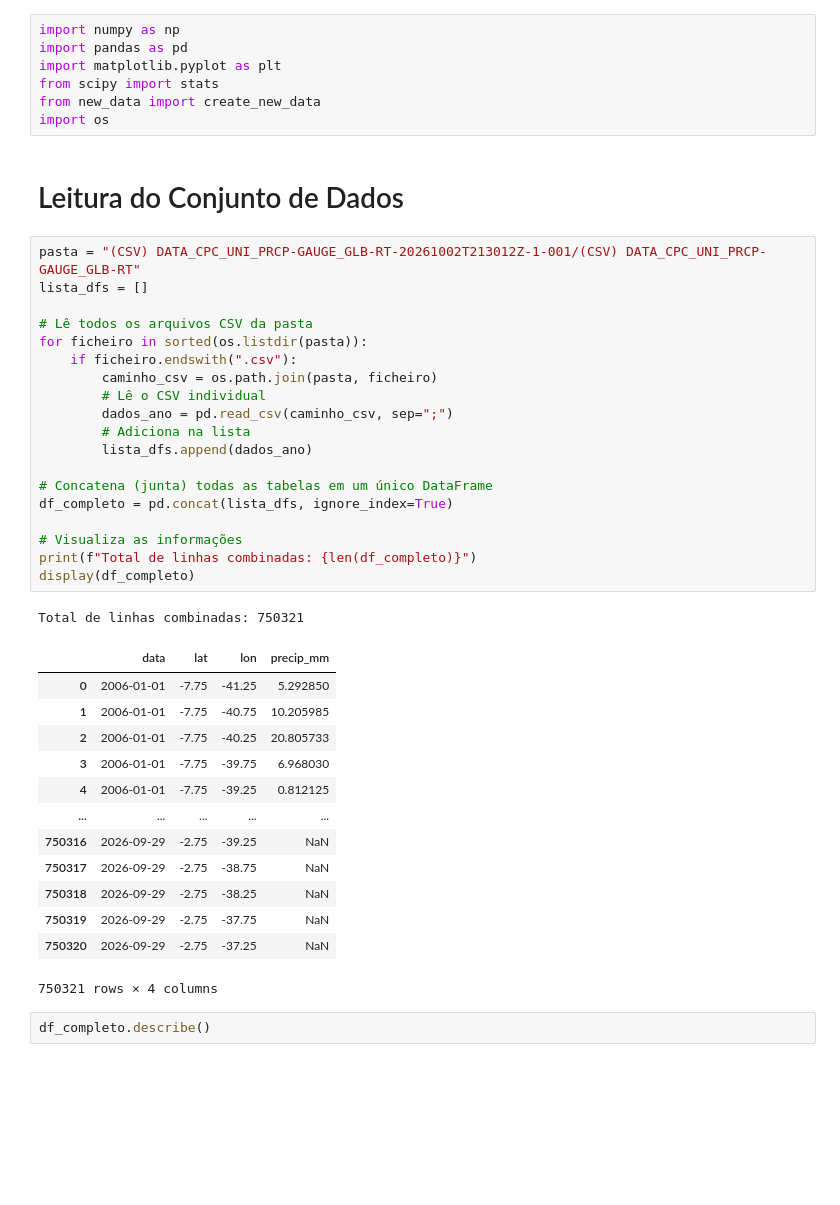
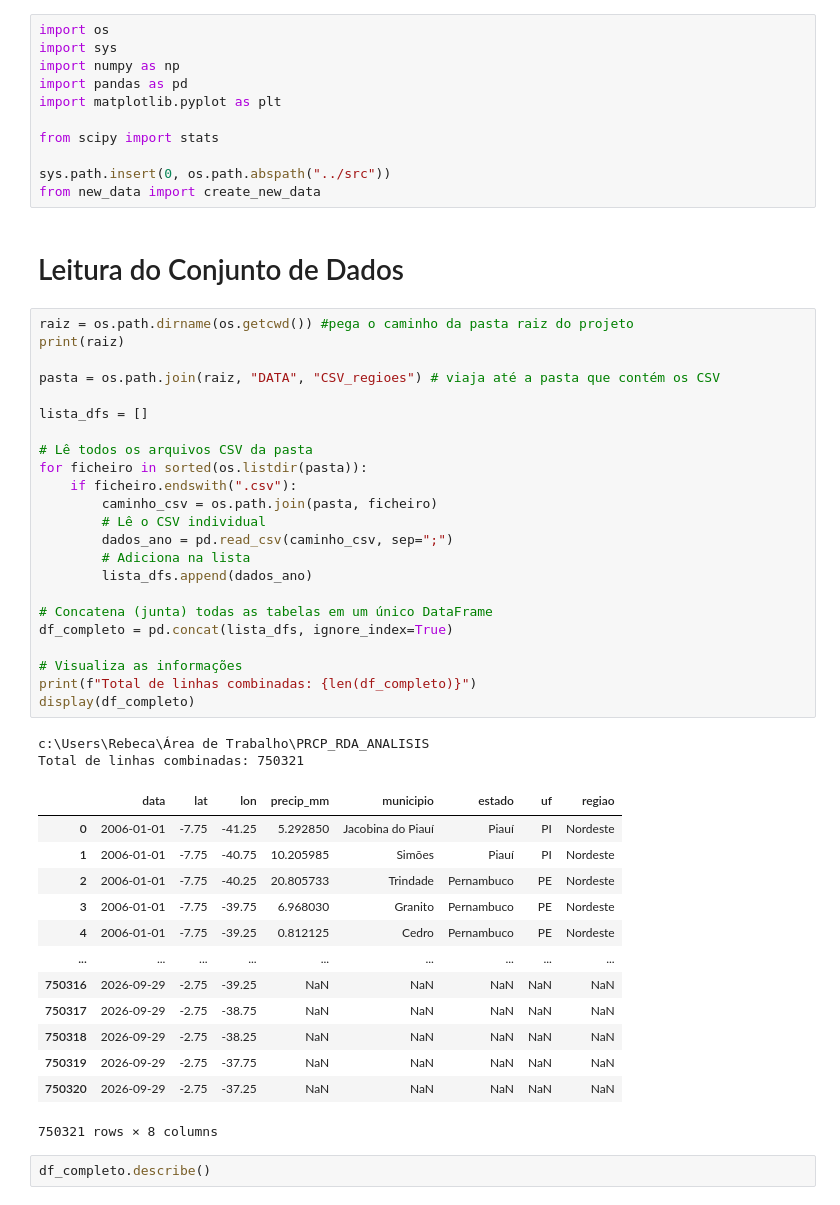
Before and after one commit to printfSideaux/PRCP_RDA_ANALISIS, a Jupyter notebook: notebooks/EstatisticaComputacional.ipynb, the cells around one changed output. Cells and saved outputs as stored; diff of their text form; blank space fills up the shorter version.

```diff
--- a/notebooks/EstatisticaComputacional.ipynb
+++ b/notebooks/EstatisticaComputacional.ipynb
@@ -1,46 +1,55 @@
 # %%
+import os
+import sys
 import numpy as np
 import pandas as pd
 import matplotlib.pyplot as plt
+
 from scipy import stats
+
+sys.path.insert(0, os.path.abspath("../src"))
 from new_data import create_new_data
-import os
 # %% [markdown]
 # Leitura do Conjunto de Dados
 # %%
-pasta = "(CSV) DATA_CPC_UNI_PRCP-GAUGE_GLB-RT-20261002T213012Z-1-001/(CSV) DATA_CPC_UNI_PRCP-GAUGE_GLB-RT"
+raiz = os.path.dirname(os.getcwd()) #pega o caminho da pasta raiz do projeto
+print(raiz)
+
+pasta = os.path.join(raiz, "DATA", "CSV_regioes") # viaja até a pasta que contém os CSV
+
 lista_dfs = []
 
 # Lê todos os arquivos CSV da pasta
 for ficheiro in sorted(os.listdir(pasta)):
     if ficheiro.endswith(".csv"):
         caminho_csv = os.path.join(pasta, ficheiro)
         # Lê o CSV individual
         dados_ano = pd.read_csv(caminho_csv, sep=";")
         # Adiciona na lista
         lista_dfs.append(dados_ano)
 
 # Concatena (junta) todas as tabelas em um único DataFrame
 df_completo = pd.concat(lista_dfs, ignore_index=True)
 
 # Visualiza as informações
 print(f"Total de linhas combinadas: {len(df_completo)}")
 display(df_completo)
 # %% [output]
+c:\Users\Rebeca\Área de Trabalho\PRCP_RDA_ANALISIS
 Total de linhas combinadas: 750321
-|  | data | lat | lon | precip_mm |
-| 0 | 2006-01-01 | -7.75 | -41.25 | 5.292850 |
-| 1 | 2006-01-01 | -7.75 | -40.75 | 10.205985 |
-| 2 | 2006-01-01 | -7.75 | -40.25 | 20.805733 |
-| 3 | 2006-01-01 | -7.75 | -39.75 | 6.968030 |
-| 4 | 2006-01-01 | -7.75 | -39.25 | 0.812125 |
-| ... | ... | ... | ... | ... |
-| 750316 | 2026-09-29 | -2.75 | -39.25 | NaN |
-| 750317 | 2026-09-29 | -2.75 | -38.75 | NaN |
-| 750318 | 2026-09-29 | -2.75 | -38.25 | NaN |
-| 750319 | 2026-09-29 | -2.75 | -37.75 | NaN |
-| 750320 | 2026-09-29 | -2.75 | -37.25 | NaN |
+|  | data | lat | lon | precip_mm | municipio | estado | uf | regiao |
+| 0 | 2006-01-01 | -7.75 | -41.25 | 5.292850 | Jacobina do Piauí | Piauí | PI | Nordeste |
+| 1 | 2006-01-01 | -7.75 | -40.75 | 10.205985 | Simões | Piauí | PI | Nordeste |
+| 2 | 2006-01-01 | -7.75 | -40.25 | 20.805733 | Trindade | Pernambuco | PE | Nordeste |
+| 3 | 2006-01-01 | -7.75 | -39.75 | 6.968030 | Granito | Pernambuco | PE | Nordeste |
+| 4 | 2006-01-01 | -7.75 | -39.25 | 0.812125 | Cedro | Pernambuco | PE | Nordeste |
+| ... | ... | ... | ... | ... | ... | ... | ... | ... |
+| 750316 | 2026-09-29 | -2.75 | -39.25 | NaN | NaN | NaN | NaN | NaN |
+| 750317 | 2026-09-29 | -2.75 | -38.75 | NaN | NaN | NaN | NaN | NaN |
+| 750318 | 2026-09-29 | -2.75 | -38.25 | NaN | NaN | NaN | NaN | NaN |
+| 750319 | 2026-09-29 | -2.75 | -37.75 | NaN | NaN | NaN | NaN | NaN |
+| 750320 | 2026-09-29 | -2.75 | -37.25 | NaN | NaN | NaN | NaN | NaN |
-750321 rows × 4 columns
+750321 rows × 8 columns
 # %%
 df_completo.describe()
 # %% [output]
```
Also changed, not shown: parts of 17 cells of this notebook.
